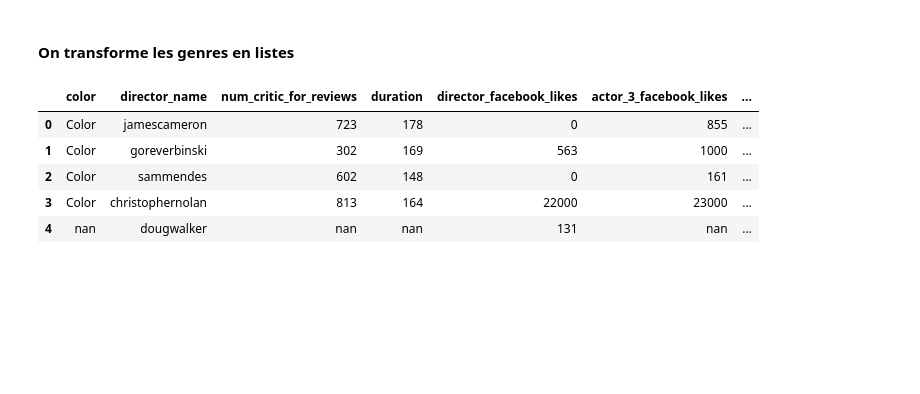
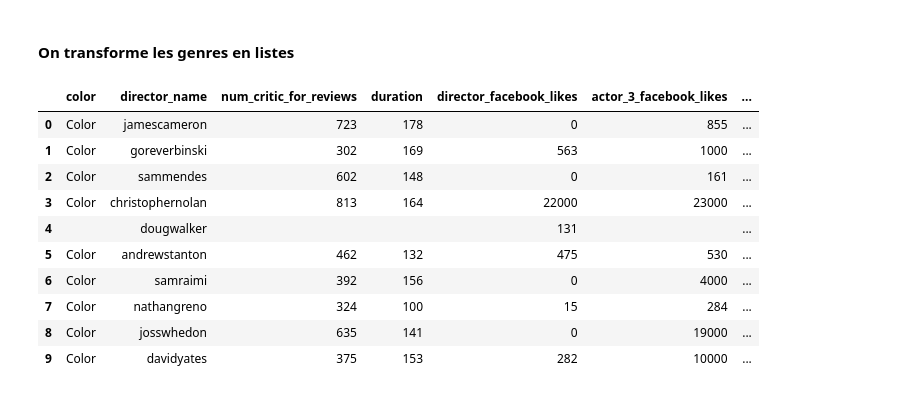
Before and after one commit to reda-bel/Movie-Engine, a Jupyter notebook: MovieEngine.ipynb, the cells around one changed output. Saved outputs shown, nothing was run; the diff lists cells and outputs as text; code cells hidden in the pictures; blank space fills up the shorter version.

```diff
--- a/MovieEngine.ipynb
+++ b/MovieEngine.ipynb
@@ -100,14 +99,20 @@ df['genres']=df['genres'].apply(f)
 g=lambda x: x.split('|') if isinstance(x, str) else x
 
 df['plot_keywords']=df['plot_keywords'].apply(g)
+df=df.fillna('')
 # %%
-df.head(5).style
+df.head(10).style
 # %% [output]
 |  | color | director_name | num_critic_for_reviews | duration | director_facebook_likes | actor_3_facebook_likes | ... |
 | 0 | Color | jamescameron | 723 | 178 | 0 | 855 | ... |
 | 1 | Color | goreverbinski | 302 | 169 | 563 | 1000 | ... |
 | 2 | Color | sammendes | 602 | 148 | 0 | 161 | ... |
 | 3 | Color | christophernolan | 813 | 164 | 22000 | 23000 | ... |
-| 4 | nan | dougwalker | nan | nan | 131 | nan | ... |
+| 4 |  | dougwalker |  |  | 131 |  | ... |
+| 5 | Color | andrewstanton | 462 | 132 | 475 | 530 | ... |
+| 6 | Color | samraimi | 392 | 156 | 0 | 4000 | ... |
+| 7 | Color | nathangreno | 324 | 100 | 15 | 284 | ... |
+| 8 | Color | josswhedon | 635 | 141 | 0 | 19000 | ... |
+| 9 | Color | davidyates | 375 | 153 | 282 | 10000 | ... |
 # %%
 df.to_csv('movie_db.csv',sep='\t',index=False,encoding='utf-8')
```
Also changed, not shown: parts of 2 cells of this notebook, 1 other file.
